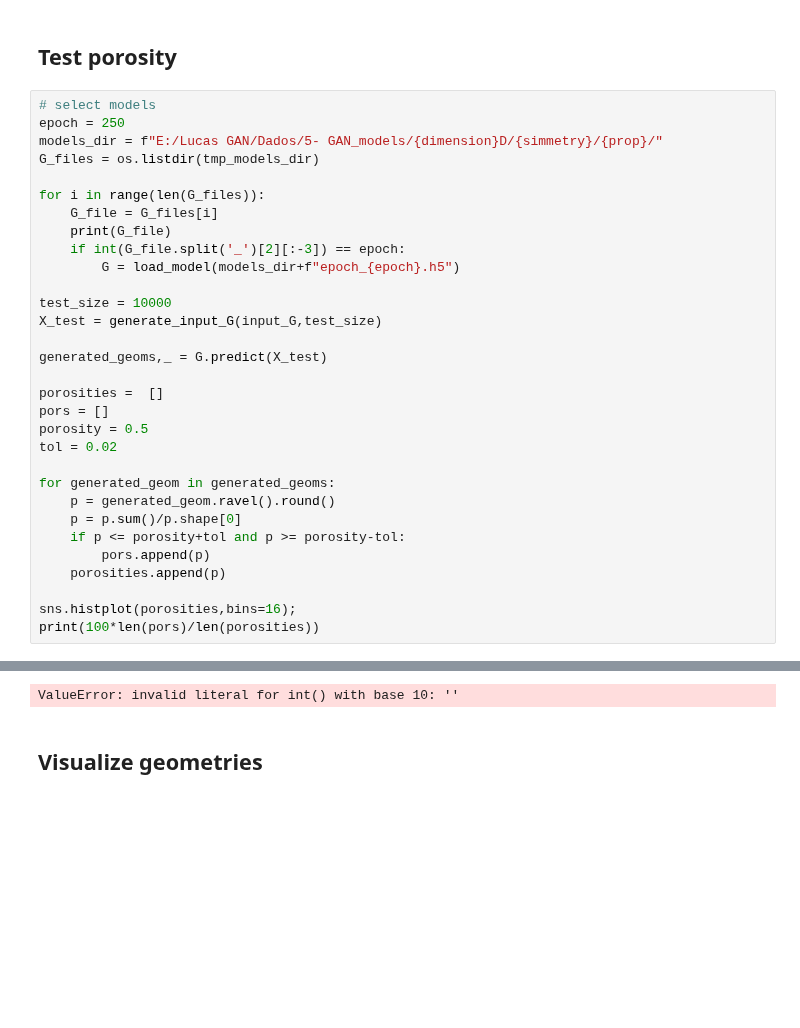
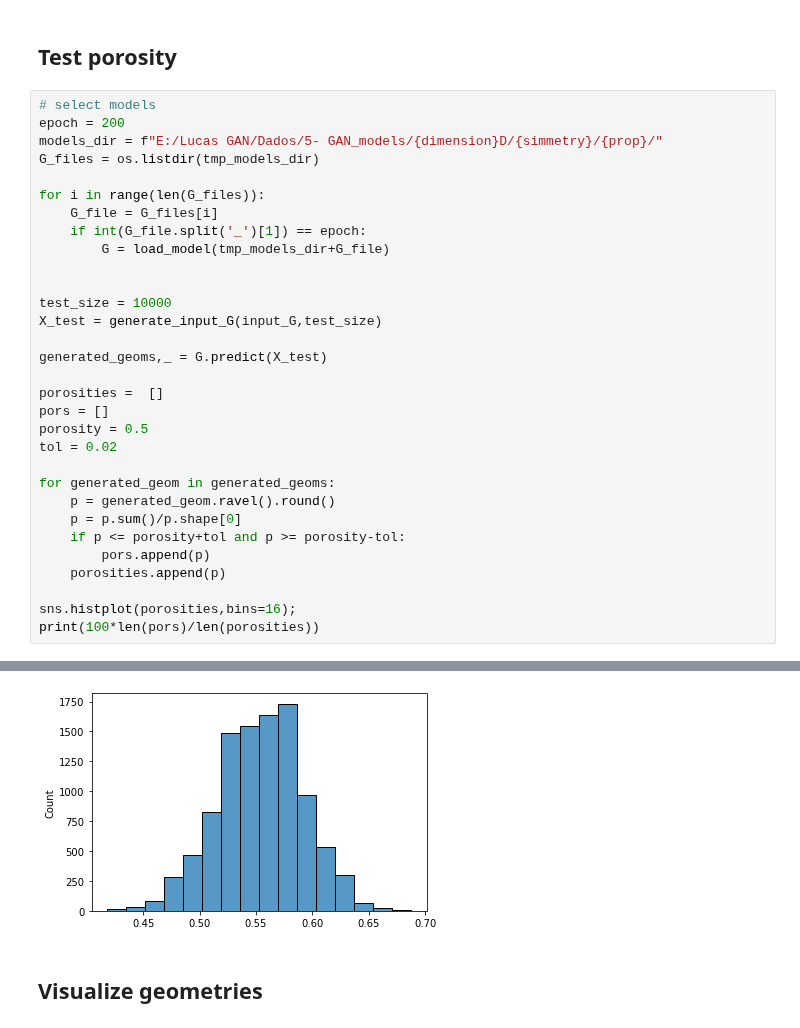
Before and after one commit to lucascbarbosa/INT, a Jupyter notebook: Manufatura Aditiva/Simulacao-GAN/Pipeline/3- Machine_learning/GAN/GAN.ipynb, the cells around one changed output, grey strips where cells are left out. Cells and saved outputs as stored; diff of their text form; blank space fills up the shorter version.

```diff
--- a/Manufatura Aditiva/Simulacao-GAN/Pipeline/3- Machine_learning/GAN/GAN.ipynb
+++ b/Manufatura Aditiva/Simulacao-GAN/Pipeline/3- Machine_learning/GAN/GAN.ipynb
@@ -362,15 +380,15 @@ ValueError: not enough values to unpack (expected 2, got 0)
 ## Test porosity
 # %%
 # select models
-epoch = 250
+epoch = 200
 models_dir = f"E:/Lucas GAN/Dados/5- GAN_models/{dimension}D/{simmetry}/{prop}/"
 G_files = os.listdir(tmp_models_dir)
 
 for i in range(len(G_files)):
     G_file = G_files[i]
-    print(G_file)
-    if int(G_file.split('_')[2][:-3]) == epoch:
-        G = load_model(models_dir+f"epoch_{epoch}.h5")
+    if int(G_file.split('_')[1]) == epoch:
+        G = load_model(tmp_models_dir+G_file)
+
 
 test_size = 10000
 X_test = generate_input_G(input_G,test_size)
@@ -396,4 +415,4 @@ epoch_90_por_0.35_acc_0.0_batch_64_lr_0.0001_alpha_0.01.h5
-ValueError: invalid literal for int() with base 10: ''
+[figure, added]
 # %% [markdown]
 ## Visualize geometries
 # %%
```
Also changed, not shown: parts of 5 cells of this notebook, 30 other files.
